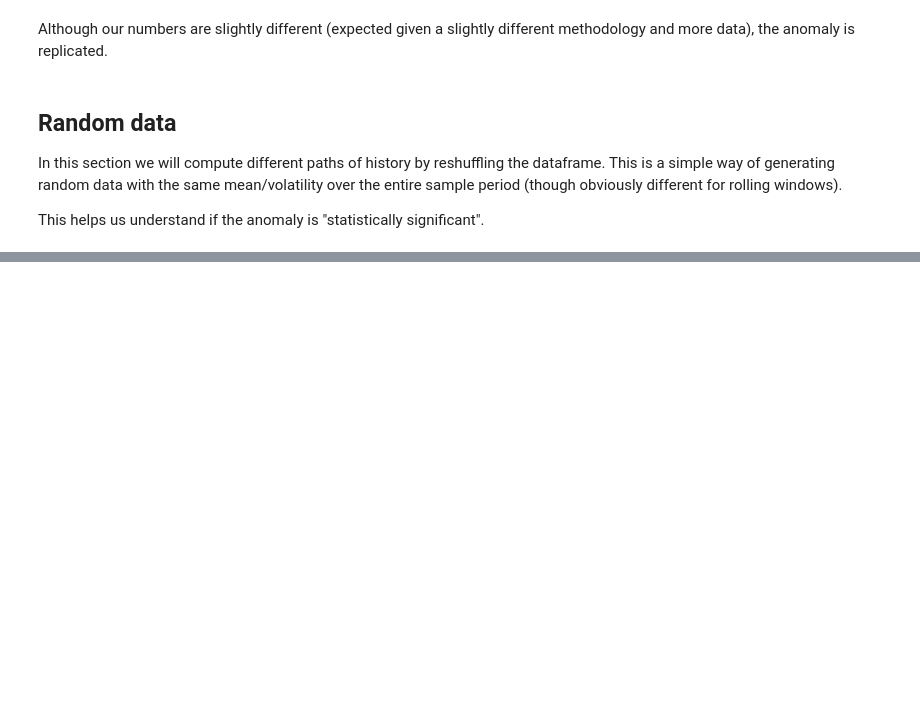
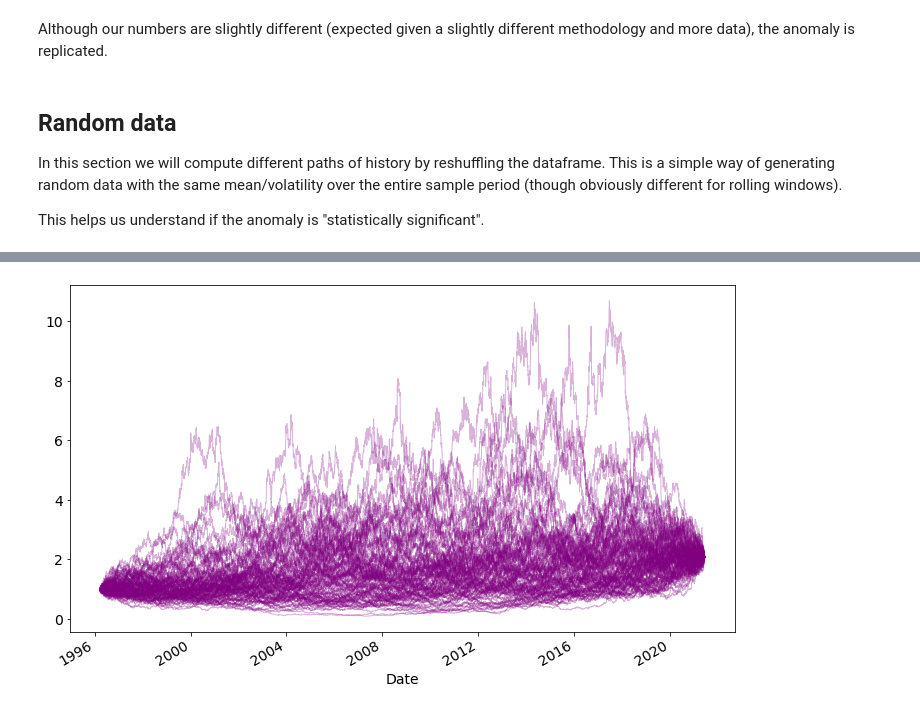
Before and after one commit to robertmartin8/RandomWalks, a Jupyter notebook: ETF_seasonality_test.ipynb, the cells around one changed output, grey strips where cells are left out. Cells and saved outputs as stored; diff of their text form; code cells hidden in the pictures; blank space fills up the shorter version.

```diff
--- a/ETF_seasonality_test.ipynb
+++ b/ETF_seasonality_test.ipynb
@@ -126,4 +135,11 @@ for i in range(NUM_PATHS):
 paths_df = pd.concat(paths, axis=1)
 
 max_up = compute_pct_up_months(paths_df).max()
+# %%
+fig,ax = plt.subplots()
+paths_df.iloc[:, :100].plot(ax=ax, legend=None, alpha=0.3, color="purple", linewidth=1)
+plt.tight_layout()
+# plt.savefig("mc.png", dpi=400)
+# %% [output]
+[figure, added]
 # %%
```
Also changed, not shown: parts of 12 cells of this notebook.
